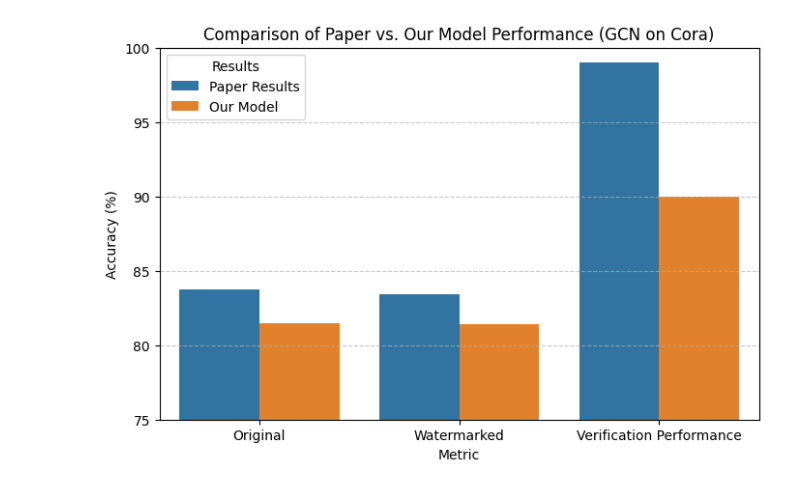
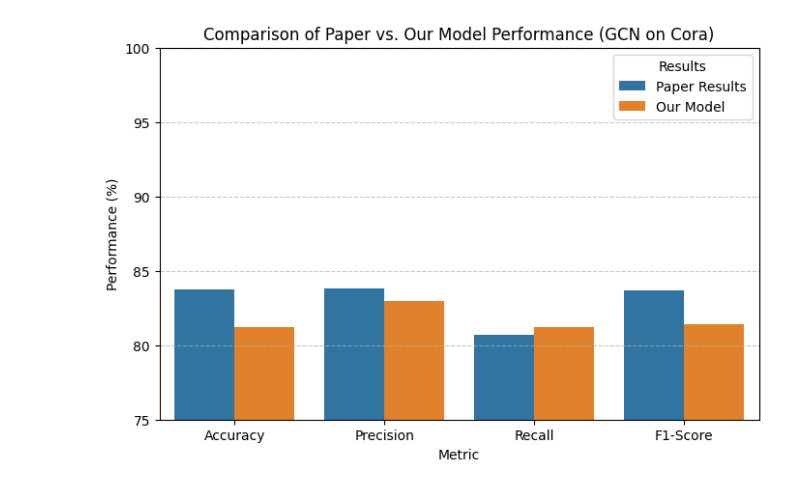
Before and after one commit to mahmud-sayed-alamin/GNN-Water-mark, a Jupyter notebook: GNN.ipynb, the cells around one changed output. Cells and saved outputs as stored; diff of their text form; code cells hidden in the pictures.

Commit message:
Add recall

```diff
--- a/GNN.ipynb
+++ b/GNN.ipynb
@@ -10,3 +12,4 @@ from torch_geometric.data import Data
 # %%
-dataset = Planetoid(root='/tmp/Cora', name='Cora')
-data = dataset[0]
+def load_data():
+    dataset = Planetoid(root='/tmp/Cora', name='Cora')
+    return dataset[0]
@@ -261,12 +120,0 @@ precision_triggered_Score: 0.8303219770274207
-# %%
-from sklearn.metrics import f1_score
-
-output = model(data.x, data.edge_index)
-pred = output.argmax(dim=1)
-
-y_true = data.y[data.test_mask].cpu().numpy()
-y_pred = pred[data.test_mask].cpu().numpy()
-
-# Calculate F1 score
-f1 = f1_score(y_true, y_pred, average='weighted')
-print(f'F1 Score: {f1}')
@@ -275,10 +120,0 @@ F1 Score: 0.8172392592881118
-# %%
-output = model(new_data.x, new_data.edge_index)
-pred = output.argmax(dim=1)
-
-y_true = new_data.y[new_data.test_mask].cpu().numpy()
-y_pred = pred[new_data.test_mask].cpu().numpy()
-
-# Calculate F1 scoreaverage='weighted')
-print(f'f1_triggered Score: {f1_triggered}')
-f1_triggered = f1_score(y_true, y_pred,
@@ -348,25 +176,19 @@ Comparison Table (GCN on Cora)
 # %%
-import matplotlib.pyplot as plt
-import seaborn as sns
-
-metrics = ["Original", "Watermarked", "Verification Performance"]
-paper_values = [83.74, 83.40, 99.00]
-model_values = [model_accuracy_original, model_accuracy_watermarked, verification_performance]
-
+# Visualization
+plt.figure(figsize=(8, 5))
 df = pd.DataFrame({
-    "Metric": metrics,
-    "Paper Results": paper_values,
-    "Our Model": model_values
+    "Metric": ["Accuracy", "Precision", "Recall", "F1-Score"],
+    "Paper Results": [83.74, 83.84, 80.69, 83.70],
+    "Our Model": [model_accuracy_original, model_precision_original, model_recall_original, model_f1_original]
 })
 
-plt.figure(figsize=(8, 5))
 ax = sns.barplot(x="Metric", y="value", hue="variable", data=df.melt(id_vars=["Metric"], var_name="variable"))
 plt.xlabel("Metric")
-plt.ylabel("Accuracy (%)")
+plt.ylabel("Performance (%)")
 plt.title("Comparison of Paper vs. Our Model Performance (GCN on Cora)")
 plt.ylim(75, 100)
 plt.legend(title="Results")
 plt.grid(axis="y", linestyle="--", alpha=0.7)
 plt.show()
 # %% [output]
-[figure, old version]
+[figure, new version]
```
Also changed, not shown: parts of 22 cells of this notebook.
